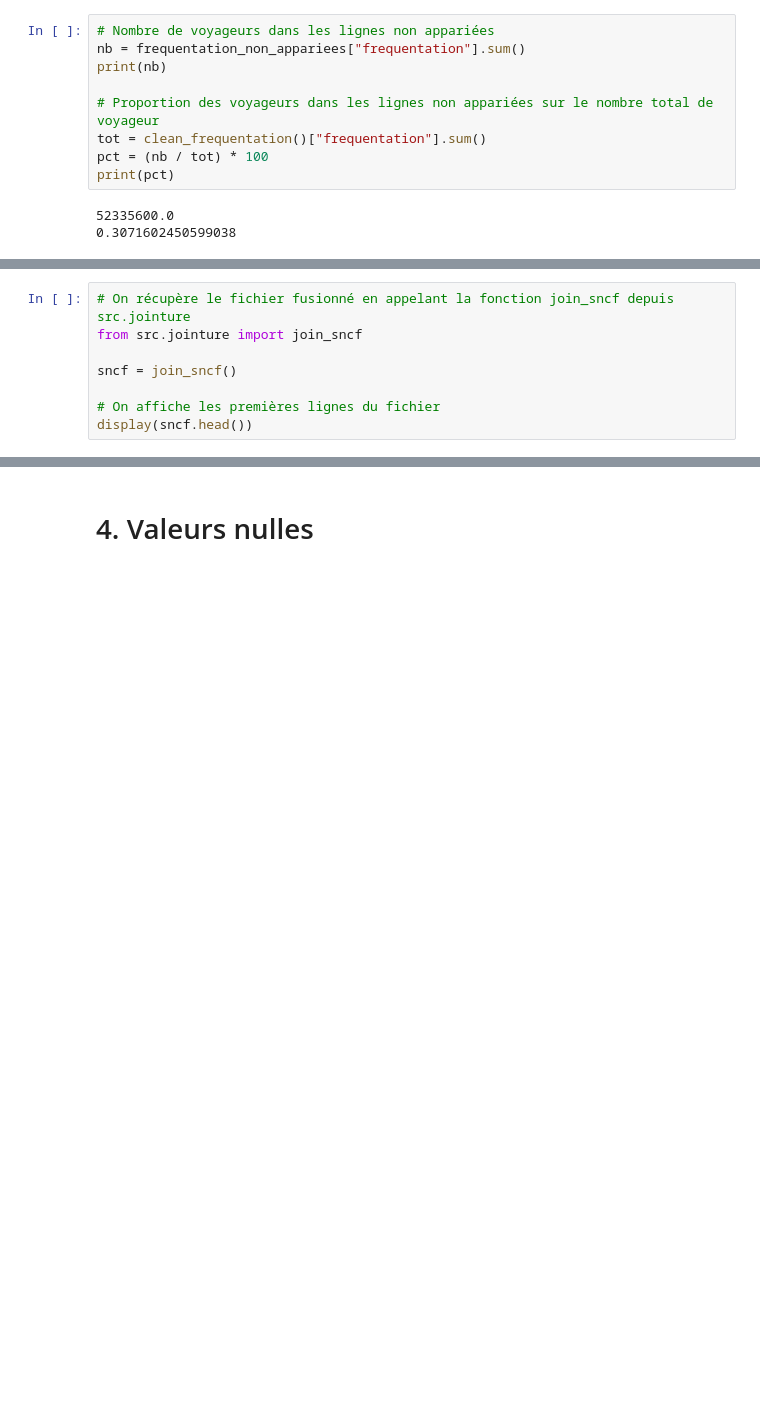
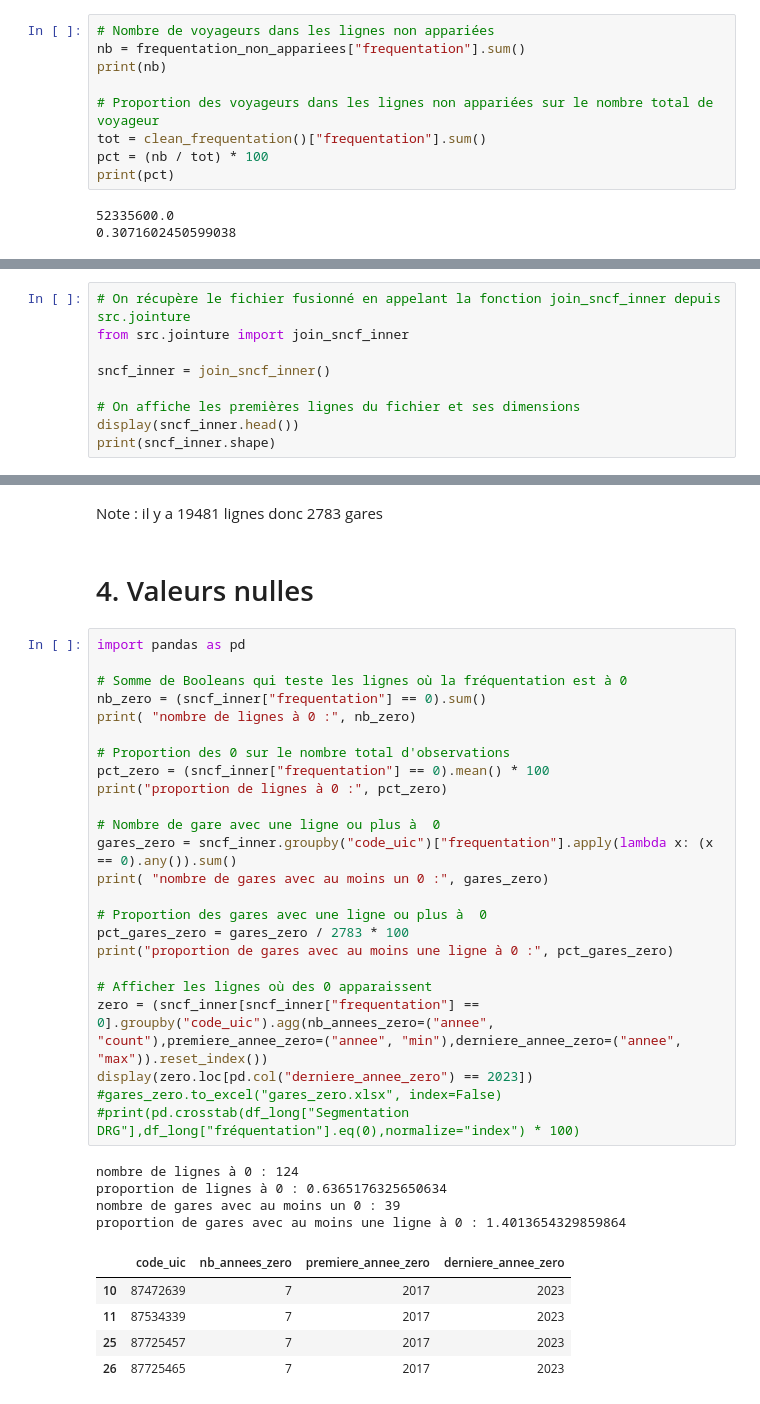
Before and after one commit to eleonoresamson3-alt/le-rail-suit-il-la-France-qui-grandit-, a Jupyter notebook: notebooks/02_jonction_bases_sncf.ipynb, the cells around one changed output, grey strips where cells are left out. Saved outputs shown, nothing was run; the diff lists cells and outputs as text; blank space fills up the shorter version.

Commit message:
finalisation jointures sncf : base finale sans les gares toujours à 0

```diff
--- a/notebooks/02_jonction_bases_sncf.ipynb
+++ b/notebooks/02_jonction_bases_sncf.ipynb
@@ -151,11 +151,12 @@ Le nombre total de voyageurs passant dans les gares non appariées sur la pério
 # %%
-# On récupère le fichier fusionné en appelant la fonction join_sncf depuis src.jointure
-from src.jointure import join_sncf
+# On récupère le fichier fusionné en appelant la fonction join_sncf_inner depuis src.jointure
+from src.jointure import join_sncf_inner
 
-sncf = join_sncf()
+sncf_inner = join_sncf_inner()
 
-# On affiche les premières lignes du fichier
-display(sncf.head())
+# On affiche les premières lignes du fichier et ses dimensions
+display(sncf_inner.head())
+print(sncf_inner.shape)
 # %% [output]
 |  | position_geographique | code_commune | code_uic | nom_gare | code_postal | segmentation_drg | annee | ... |
 | 0 | 49.6852237, 1.7743058 | 60001 | 87313759 | Abancourt | 60220 | C | 2023 | ... |
@@ -166,2 +168,38 @@ display(sncf.head())
+# %% [markdown]
+Note : il y a 19481 lignes donc 2783 gares
 # %% [markdown]
 # 4. Valeurs nulles
+# %%
+import pandas as pd
+
+# Somme de Booleans qui teste les lignes où la fréquentation est à 0
+nb_zero = (sncf_inner["frequentation"] == 0).sum()
+print( "nombre de lignes à 0 :", nb_zero)
+
+# Proportion des 0 sur le nombre total d'observations
+pct_zero = (sncf_inner["frequentation"] == 0).mean() * 100
+print("proportion de lignes à 0 :", pct_zero)
+
+# Nombre de gare avec une ligne ou plus à  0
+gares_zero = sncf_inner.groupby("code_uic")["frequentation"].apply(lambda x: (x == 0).any()).sum()
+print( "nombre de gares avec au moins un 0 :", gares_zero)
+
+# Proportion des gares avec une ligne ou plus à  0
+pct_gares_zero = gares_zero / 2783 * 100
+print("proportion de gares avec au moins une ligne à 0 :", pct_gares_zero)
+
+# Afficher les lignes où des 0 apparaissent
+zero = (sncf_inner[sncf_inner["frequentation"] == 0].groupby("code_uic").agg(nb_annees_zero=("annee", "count"),premiere_annee_zero=("annee", "min"),derniere_annee_zero=("annee", "max")).reset_index())
+display(zero.loc[pd.col("derniere_annee_zero") == 2023])
+#gares_zero.to_excel("gares_zero.xlsx", index=False)
+#print(pd.crosstab(df_long["Segmentation DRG"],df_long["fréquentation"].eq(0),normalize="index") * 100)
+# %% [output]
+nombre de lignes à 0 : 124
+proportion de lignes à 0 : 0.6365176325650634
+nombre de gares avec au moins un 0 : 39
+proportion de gares avec au moins une ligne à 0 : 1.4013654329859864
+|  | code_uic | nb_annees_zero | premiere_annee_zero | derniere_annee_zero |
+| 10 | 87472639 | 7 | 2017 | 2023 |
+| 11 | 87534339 | 7 | 2017 | 2023 |
+| 25 | 87725457 | 7 | 2017 | 2023 |
+| 26 | 87725465 | 7 | 2017 | 2023 |
```
Also changed, not shown: parts of 7 cells of this notebook, 2 other files.
